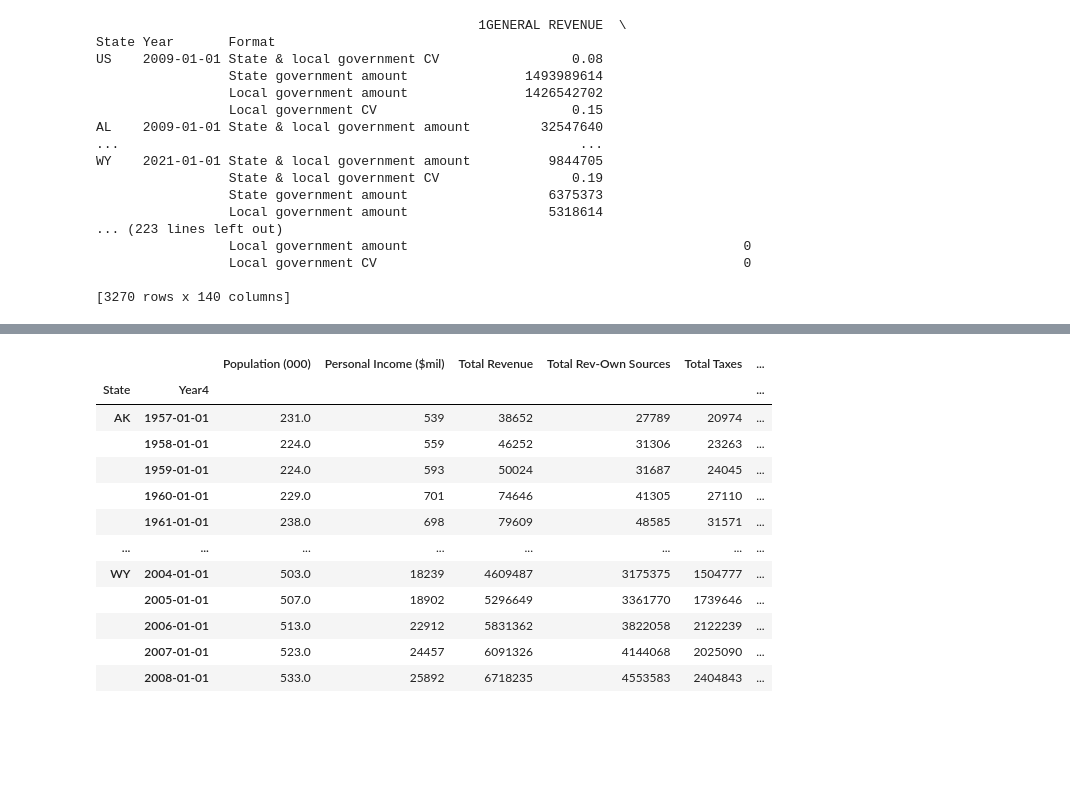
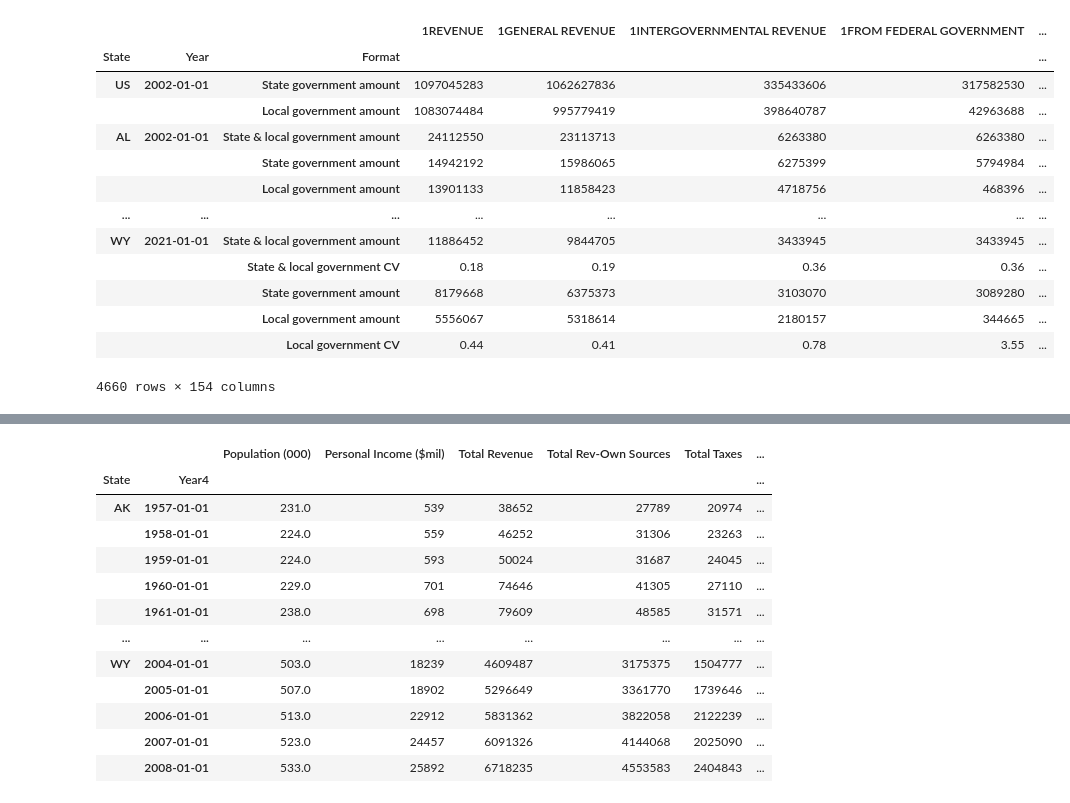
Before and after one commit to jlcatonjr/ProjectRepositories, a Jupyter notebook: PropertyTaxes/CombineDataFromDBs.ipynb, the cells around one changed output, grey strips where cells are left out. Drawn from its saved outputs; the diff is of its cells as text; code cells hidden in the pictures; blank space fills up the shorter version.

```diff
--- a/PropertyTaxes/CombineDataFromDBs.ipynb
+++ b/PropertyTaxes/CombineDataFromDBs.ipynb
@@ -138,21 +166,18 @@ for year, ab_dct in dfs_dct.items():
 # %%
-stack_dfs = pd.concat([dfs_dct[year] for year in range(2009, 2022)])#.reset_index().set_index(["index", "Year"])
-print(stack_dfs)
+stack_dfs = pd.concat([dfs_dct[year] for year in range(start_year, end_year)])#.reset_index().set_index(["index", "Year"])
+stack_dfs
 # %% [output]
+|  |  |  | 1REVENUE | 1GENERAL REVENUE | 1INTERGOVERNMENTAL REVENUE | 1FROM FEDERAL GOVERNMENT | ... |
+| State | Year | Format |  |  |  |  | ... |
+| US | 2002-01-01 | State government amount | 1097045283 | 1062627836 | 335433606 | 317582530 | ... |
+|  |  | Local government amount | 1083074484 | 995779419 | 398640787 | 42963688 | ... |
+| AL | 2002-01-01 | State & local government amount | 24112550 | 23113713 | 6263380 | 6263380 | ... |
+|  |  | State government amount | 14942192 | 15986065 | 6275399 | 5794984 | ... |
+|  |  | Local government amount | 13901133 | 11858423 | 4718756 | 468396 | ... |
+| ... | ... | ... | ... | ... | ... | ... | ... |
+| WY | 2021-01-01 | State & local government amount | 11886452 | 9844705 | 3433945 | 3433945 | ... |
+|  |  | State & local government CV | 0.18 | 0.19 | 0.36 | 0.36 | ... |
+|  |  | State government amount | 8179668 | 6375373 | 3103070 | 3089280 | ... |
+|  |  | Local government amount | 5556067 | 5318614 | 2180157 | 344665 | ... |
+|  |  | Local government CV | 0.44 | 0.41 | 0.78 | 3.55 | ... |
-                                                 1GENERAL REVENUE  \
-State Year       Format
-US    2009-01-01 State & local government CV                 0.08
-                 State government amount               1493989614
-                 Local government amount               1426542702
-                 Local government CV                         0.15
-AL    2009-01-01 State & local government amount         32547640
-...                                                           ...
-WY    2021-01-01 State & local government amount          9844705
-                 State & local government CV                 0.19
-                 State government amount                  6375373
-                 Local government amount                  5318614
-... (223 lines left out)
-                 Local government amount                                           0
-                 Local government CV                                               0
-
-[3270 rows x 140 columns]
+4660 rows × 154 columns
```
Also changed, not shown: parts of 10 cells of this notebook.
